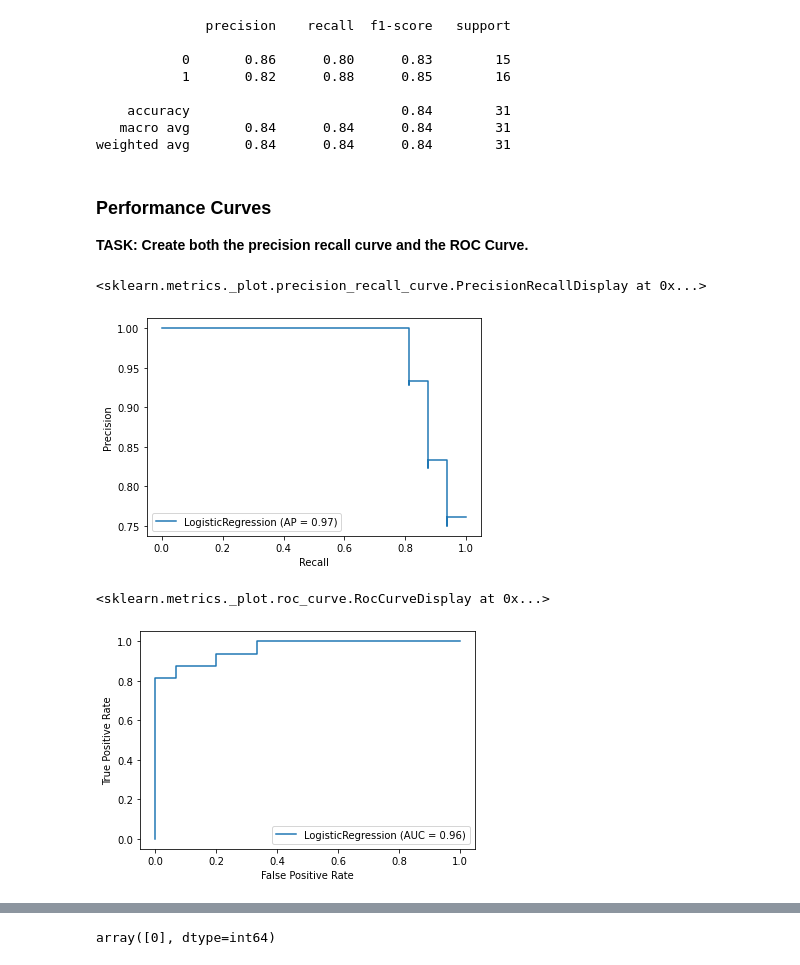
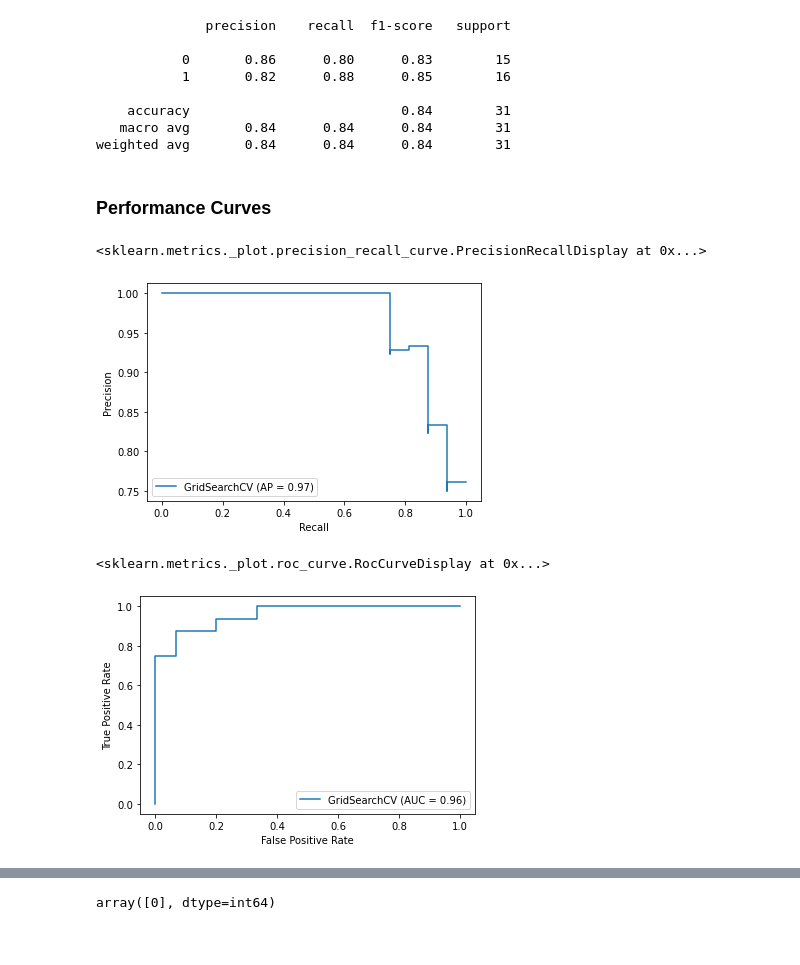
Before and after one commit to Raghav2305/Heart-Disease-predictor, a Jupyter notebook: 02-Logistic-Regression-Project-Exercise .ipynb, the cells around one changed output, grey strips where cells are left out. Cells and saved outputs as stored; diff of their text form; code cells hidden in the pictures.

```diff
--- a/02-Logistic-Regression-Project-Exercise .ipynb
+++ b/02-Logistic-Regression-Project-Exercise .ipynb
@@ -50,3 +44,3 @@ V.A. Medical Center, Long Beach and Cleveland Clinic Foundation: Robert Detrano,
 # %%
-df = pd.read_csv('../DATA/heart.csv')
+df = pd.read_csv('heart.csv')
 # %%
@@ -176,7 +149,7 @@ penalty = ['l2']
 C = np.logspace(0,5,10)
 grid_model = GridSearchCV(log_model, param_grid={'C':C, 'penalty':penalty})
 # %%
-grid_model.fit(scaled_X_train, y_train)
+grid_model.fit(X_train, y_train)
 # %% [output]
 GridSearchCV(estimator=LogisticRegression(max_iter=5000),
              param_grid={'C': array([1.00000000e+00, 3.59381366e+00, 1.29154967e+01, 4.64158883e+01,
@@ -277,19 +197,17 @@ print(classification_report(y_test, y_pred))
     accuracy                           0.84        31
    macro avg       0.84      0.84      0.84        31
 weighted avg       0.84      0.84      0.84        31
-# %% [markdown]
-### Performance Curves
-
-**TASK: Create both the precision recall curve and the ROC Curve.**
+# %% [markdown]
+### Performance Curves
 # %%
 from sklearn.metrics import plot_precision_recall_curve, plot_roc_curve
 # %%
-plot_precision_recall_curve(log_model, scaled_X_test, y_test)
+plot_precision_recall_curve(grid_model, X_test, y_test)
 # %% [output]
 <sklearn.metrics._plot.precision_recall_curve.PrecisionRecallDisplay at 0x...>
-[figure, old version]
+[figure, new version]
 # %%
-plot_roc_curve(log_model, scaled_X_test, y_test)
+plot_roc_curve(grid_model, X_test, y_test)
 # %% [output]
 <sklearn.metrics._plot.roc_curve.RocCurveDisplay at 0x...>
-[figure, old version]
+[figure, new version]
```
Also changed, not shown: parts of 46 cells of this notebook, 10 other files.
